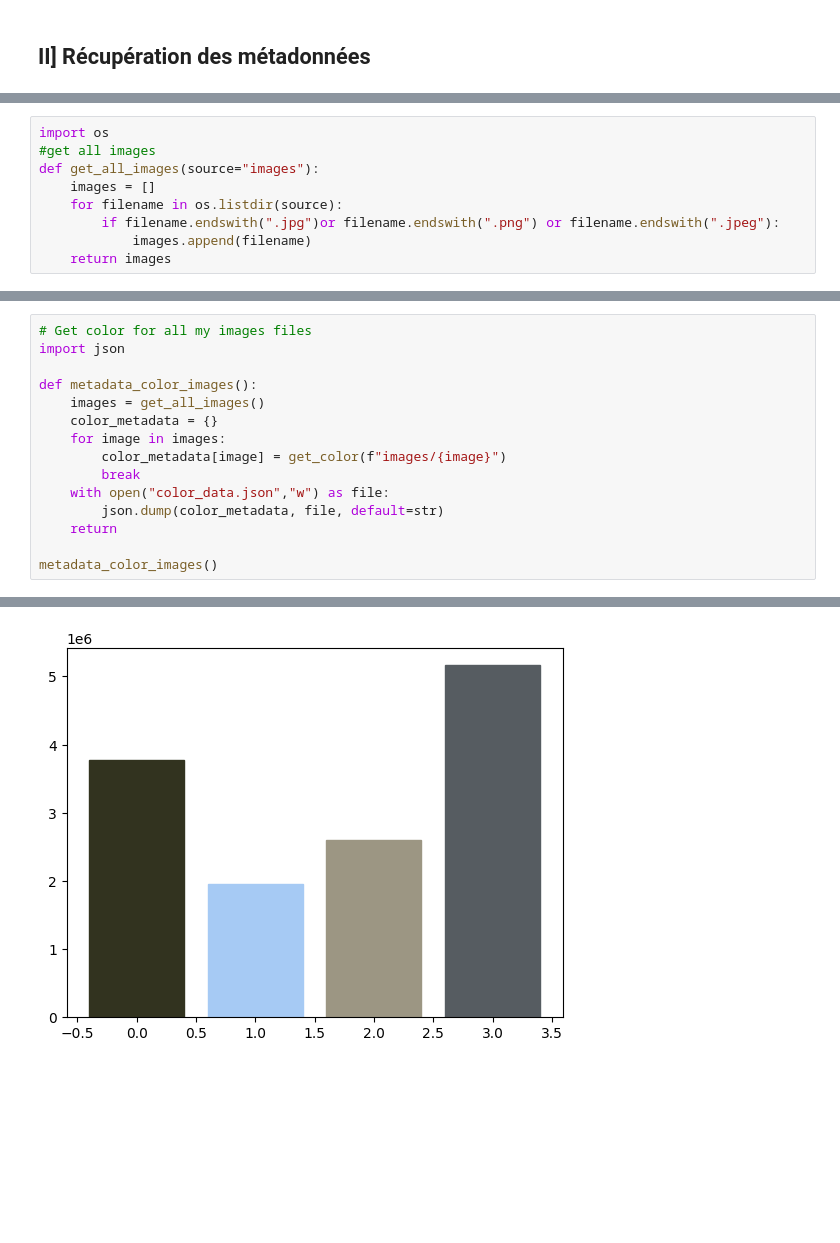
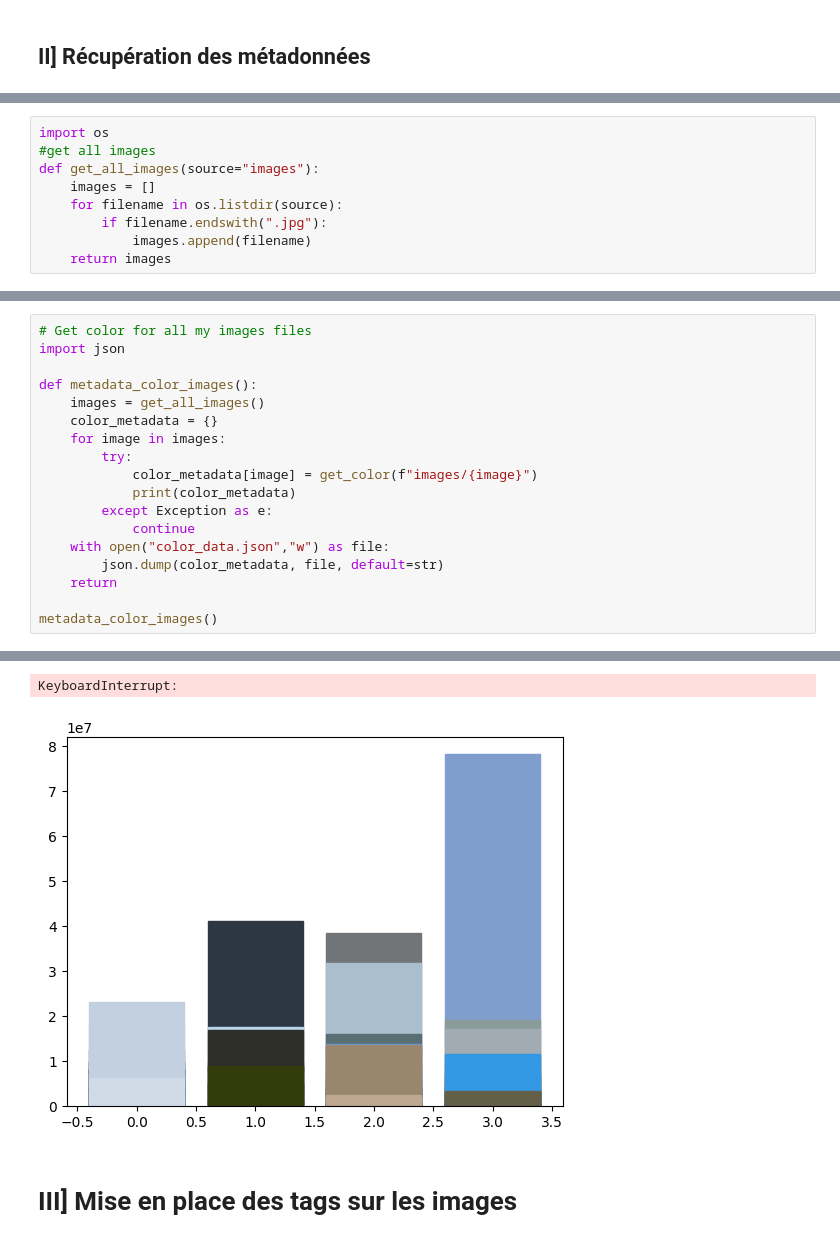
Before and after one commit to AdrienRCQ/bigdata, a Jupyter notebook: fr/Projet/Project.ipynb, the cells around one changed output, grey strips where cells are left out. Cells and saved outputs as stored; diff of their text form; blank space fills up the shorter version.

```diff
--- a/fr/Projet/Project.ipynb
+++ b/fr/Projet/Project.ipynb
@@ -178,7 +218,7 @@ import os
 def get_all_images(source="images"):
     images = []
     for filename in os.listdir(source):
-        if filename.endswith(".jpg")or filename.endswith(".png") or filename.endswith(".jpeg"):
+        if filename.endswith(".jpg"):
             images.append(filename)
     return images
 # %%
@@ -239,8 +279,11 @@ def metadata_color_images():
     images = get_all_images()
     color_metadata = {}
     for image in images:
-        color_metadata[image] = get_color(f"images/{image}")
-        break
+        try:
+            color_metadata[image] = get_color(f"images/{image}")
+            print(color_metadata)
+        except Exception as e:
+            continue
     with open("color_data.json","w") as file:
         json.dump(color_metadata, file, default=str)
     return
@@ -250 +310,4 @@ metadata_color_images()
+KeyboardInterrupt:
-[figure, old version]
+[figure, new version]
+# %% [markdown]
+# III] Mise en place des tags sur les images #
```
Also changed, not shown: parts of 5 cells of this notebook, 2 other files.
